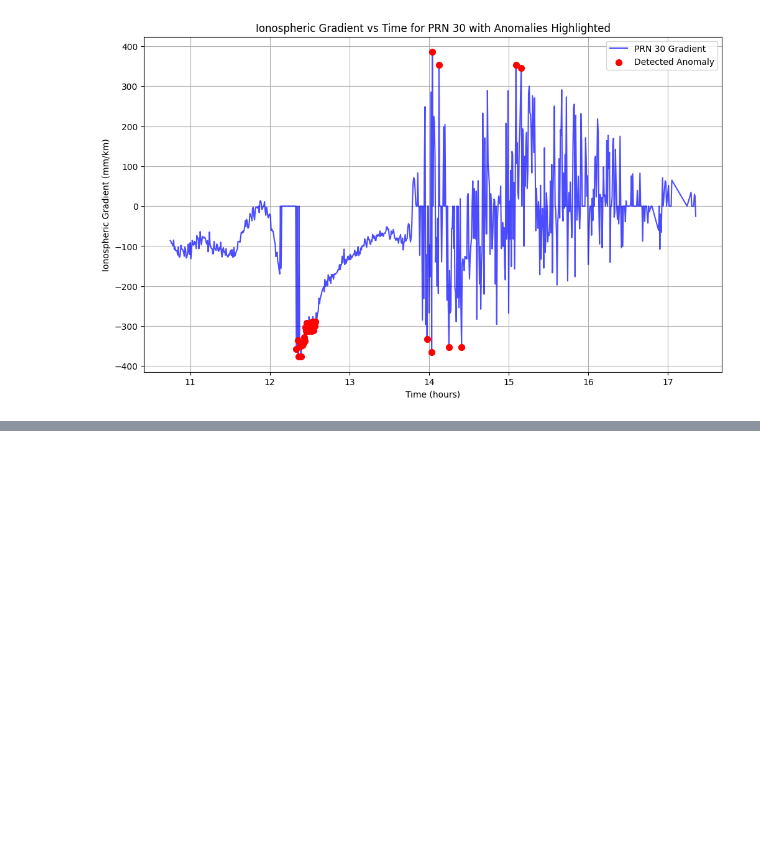
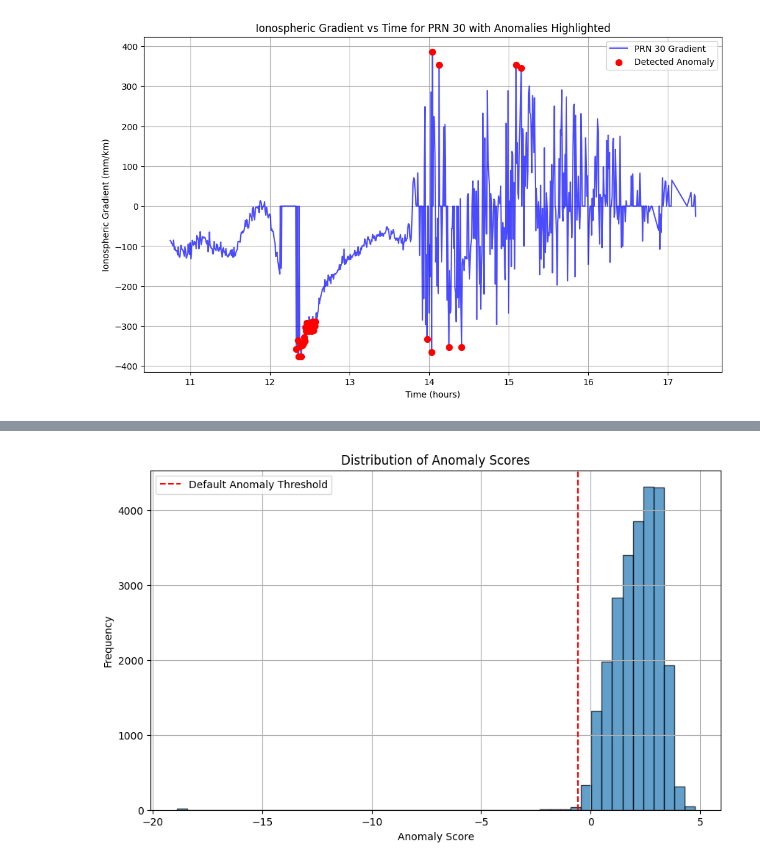
Before and after one commit to datapirate09/Ionospheric-Gradient-Detection-for-GBAS-Applications-using-ML-based-Anomaly-Detection-Technique, a Jupyter notebook: thresholds.ipynb, the cells around one changed output, grey strips where cells are left out. Cells and saved outputs as stored; diff of their text form; code cells hidden in the pictures; blank space fills up the shorter version.

```diff
--- a/thresholds.ipynb
+++ b/thresholds.ipynb
@@ -539,0 +628,86 @@ plt.show()
+# %%
+import pandas as pd
+import numpy as np
+import matplotlib.pyplot as plt
+from sklearn.ensemble import IsolationForest
+from sklearn.preprocessing import StandardScaler
+
+EARTH_RADIUS = 6371
+def haversine(lat1, lon1, lat2, lon2):
+    lat1, lon1, lat2, lon2 = map(np.radians, [lat1, lon1, lat2, lon2])
+    dlat = lat2 - lat1
+    dlon = lon2 - lon1
+    a = np.sin(dlat / 2.0)**2 + np.cos(lat1) * np.cos(lat2) * np.sin(dlon / 2.0)**2
+    c = 2 * np.arctan2(np.sqrt(a), np.sqrt(1 - a))
+    return EARTH_RADIUS * c
+
+file_path = "iisc-mar1715.csv"
+columns = ["Time", "PRN", "Lat", "Lon", "Stec"]
+data = pd.read_csv(file_path, usecols=columns)
+data = data.replace(-99, np.nan).dropna()
+data["Time_seconds"] = data["Time"] * 3600
+data = data.sort_values(by=["PRN", "Time_seconds"])
+
+gradients = []
+for prn, group in data.groupby("PRN"):
+    group = group.reset_index(drop=True)
+    for i in range(1, len(group)):
+        t1, t2 = group.loc[i - 1, "Time_seconds"], group.loc[i, "Time_seconds"]
+        dt = t2 - t1
+        if dt <= 31 and dt >=29:
+            lat1, lon1 = group.loc[i - 1, ["Lat", "Lon"]]
+            lat2, lon2 = group.loc[i, ["Lat", "Lon"]]
+            d_ipp = haversine(lat1, lon1, lat2, lon2)
+
+            stec1, stec2 = group.loc[i - 1, "Stec"], group.loc[i, "Stec"]
+            gradient = (stec2 - stec1) / d_ipp if d_ipp > 0 else np.nan
+
+            row = group.loc[i].to_dict()
+            row["Gradient (mm/km)"] = gradient * 1000
+            gradients.append(row)
+
+gradient_df = pd.DataFrame(gradients)
+gradient_df.dropna(subset=["Gradient (mm/km)"], inplace=True)
+filtered_features = ['Lat', 'Lon', 'Gradient (mm/km)', 'Time', 'PRN']
+filtered_file = gradient_df[filtered_features]
+filtered_file["Abs_Gradient"] = np.abs(filtered_file["Gradient (mm/km)"])
+filtered_file['Hour_sin'] = np.sin(2 * np.pi * filtered_file['Time'] / 24)
+filtered_file['Hour_cos'] = np.cos(2 * np.pi * filtered_file['Time'] / 24)
+
+print(filtered_file.shape)
+
+features = ['Abs_Gradient', 'Lat', 'Lon', 'Hour_sin', 'Hour_cos']
+
+feature_data = filtered_file[features].copy()
+
+scaler = StandardScaler()
+feature_data_scaled = scaler.fit_transform(feature_data)
+feature_data_scaled_df = pd.DataFrame(feature_data_scaled, columns=features)
+
+contamination_rate = 0.01
+from sklearn.svm import OneClassSVM
+
+ocsvm = OneClassSVM(kernel='rbf', nu=contamination_rate, gamma='scale')
+ocsvm.fit(feature_data_scaled_df)
+filtered_file['anomaly_label'] = ocsvm.predict(feature_data_scaled_df)
+filtered_file['anomaly_score'] = ocsvm.decision_function(feature_data_scaled_df)
+
+
+plt.figure(figsize=(10, 6))
+plt.hist(filtered_file['anomaly_score'], bins=50, edgecolor='k', alpha=0.7)
+plt.axvline(x=model.offset_, color='r', linestyle='--', label='Default Anomaly Threshold')
+plt.xlabel('Anomaly Score')
+plt.ylabel('Frequency')
+plt.title('Distribution of Anomaly Scores')
+plt.legend()
+plt.grid(True)
+plt.show()
+
+alert_data = filtered_file[filtered_file['anomaly_label'] == -1].copy()
+
+print(f"Total data points: {len(filtered_file)}")
+print(f"Number of detected anomalies: {len(alert_data)}")
+print(f"Default anomaly threshold (learned by model): {model.offset_}")
+
+print(alert_data.sort_values(by='anomaly_score').head(10)[['Time', 'PRN', 'Gradient (mm/km)', 'Abs_Gradient', 'anomaly_score']])
+# %% [output]
@@ -539,0 +720 @@ plt.show()
+[figure, added]
```
Also changed, not shown: parts of 6 cells of this notebook.
